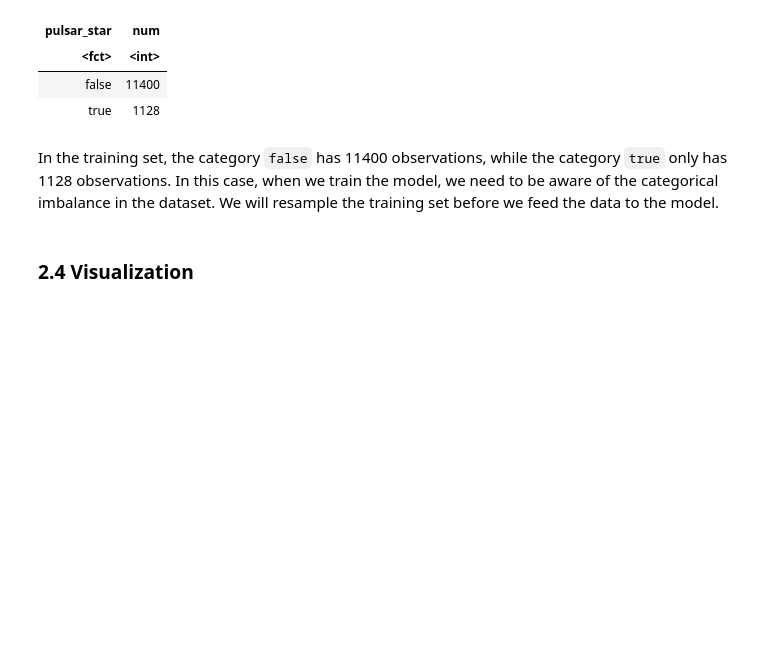
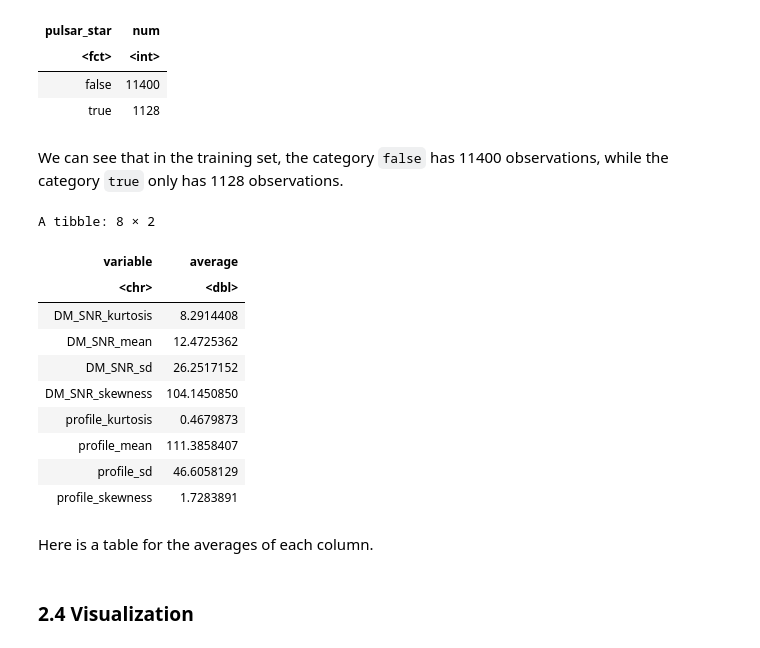
Before and after one commit to Lmh-java/dsci-100-2023w2-group-034, a Jupyter notebook: group_proposal.ipynb, the cells around one changed output. Drawn from its saved outputs; the diff is of its cells as text; code cells hidden in the pictures; blank space fills up the shorter version.

```diff
--- a/group_proposal.ipynb
+++ b/group_proposal.ipynb
@@ -159,7 +152,27 @@ A tibble: 2 × 2
 | false | 11400 |
 | true | 1128 |
 # %% [markdown]
-In the training set, the category `false` has 11400 observations, while the category `true` only has 1128 observations. In this case, when we train the model, we need to be aware of the categorical imbalance in the dataset. We will resample the training set before we feed the data to the model.
+We can see that in the training set, the category `false` has 11400 observations, while the category `true` only has 1128 observations.
+# %%
+avg_predictors <- pulsar_train |>
+    pivot_longer(profile_mean:DM_SNR_skewness, values_to="value", names_to="variable") |>
+    group_by(variable) |>
+    summarize(average = mean(value, na.rm=TRUE))
+avg_predictors
+# %% [output]
+A tibble: 8 × 2
+| variable | average |
+| <chr> | <dbl> |
+| DM_SNR_kurtosis | 8.2914408 |
+| DM_SNR_mean | 12.4725362 |
+| DM_SNR_sd | 26.2517152 |
+| DM_SNR_skewness | 104.1450850 |
+| profile_kurtosis | 0.4679873 |
+| profile_mean | 111.3858407 |
+| profile_sd | 46.6058129 |
+| profile_skewness | 1.7283891 |
+# %% [markdown]
+Here is a table for the averages of each column.
 # %% [markdown]
 ### 2.4 Visualization
 # %%
```
Also changed, not shown: parts of 19 cells of this notebook.
